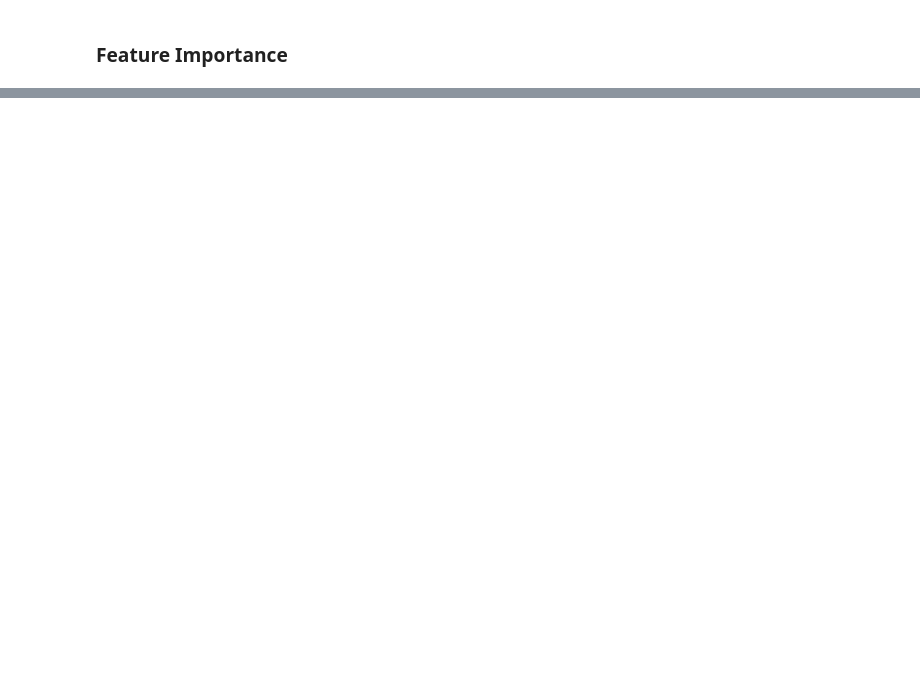
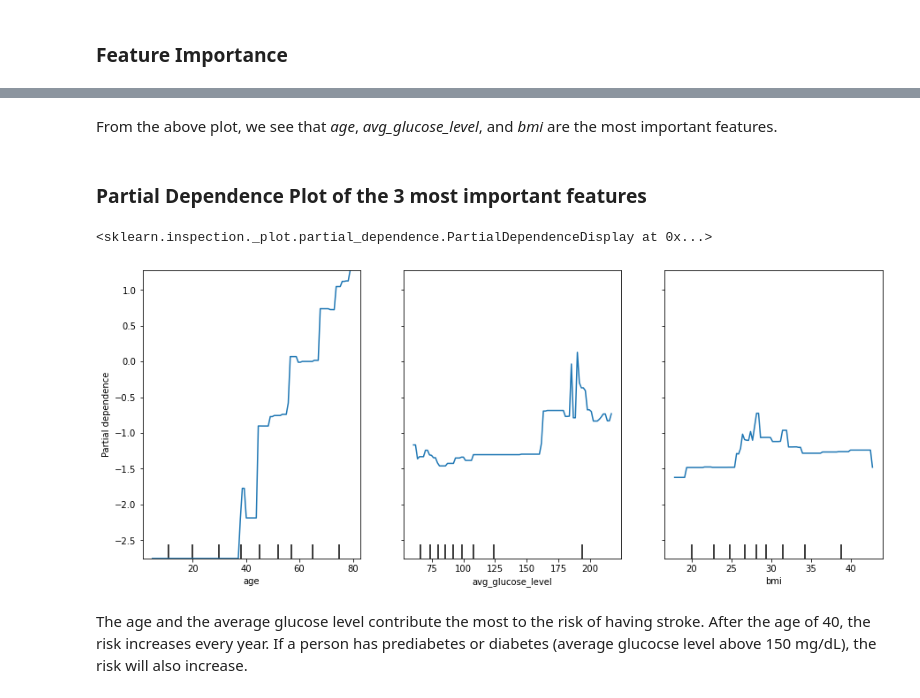
Before and after one commit to szelinghsu/StrokePrediction, a Jupyter notebook: notebook/StrokePrediction.ipynb, the cells around one changed output, grey strips where cells are left out. Saved outputs shown, nothing was run; the diff lists cells and outputs as text; code cells hidden in the pictures; blank space fills up the shorter version.

```diff
--- a/notebook/StrokePrediction.ipynb
+++ b/notebook/StrokePrediction.ipynb
@@ -608,0 +650,12 @@ plt.show()
+# %% [markdown]
+From the above plot, we see that *age*, *avg_glucose_level*, and *bmi* are the most important features.
+# %% [markdown]
+### Partial Dependence Plot of the 3 most important features
+# %%
+fig, ax = plt.subplots(figsize=(15, 6))
+plot_partial_dependence(model_GB, X_train_encoded, ["age", "avg_glucose_level", "bmi"], ax=ax)
+# %% [output]
+<sklearn.inspection._plot.partial_dependence.PartialDependenceDisplay at 0x...>
+[figure, added]
+# %% [markdown]
+The age and the average glucose level contribute the most to the risk of having stroke.  After the age of 40, the risk increases every year.  If a person has prediabetes or diabetes (average glucocse level above 150 mg/dL), the risk will also increase.
```
Also changed, not shown: parts of 24 cells of this notebook.
